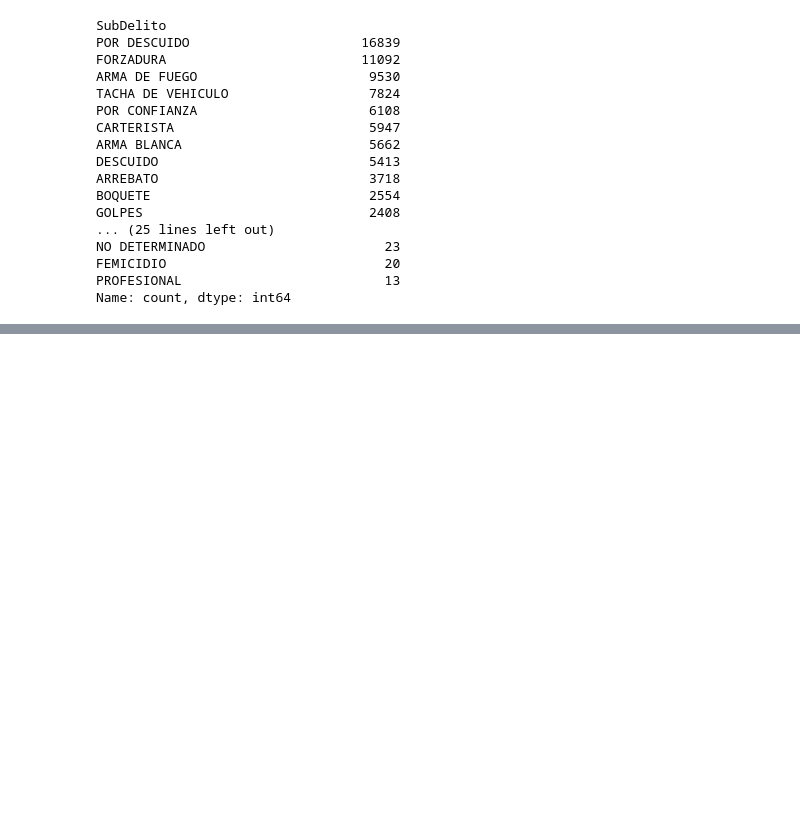
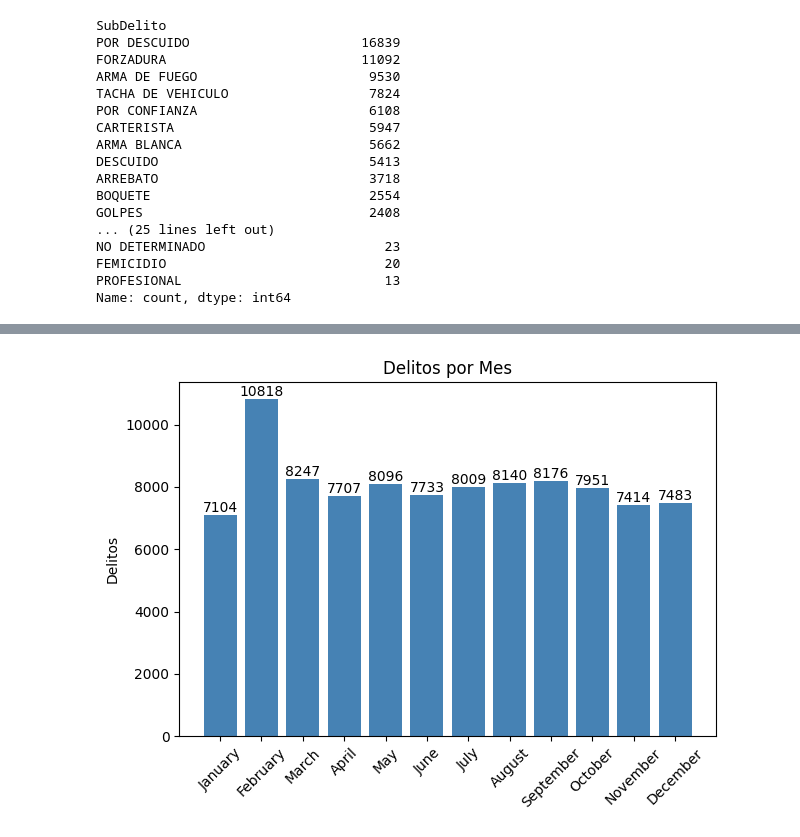
Before and after one commit to gianfranco7/proyecto_pswe19, a Jupyter notebook: EDA.ipynb, the cells around one changed output, grey strips where cells are left out. Saved outputs shown, nothing was run; the diff lists cells and outputs as text; code cells hidden in the pictures; blank space fills up the shorter version.

Commit message:
arregla typo en csv y agrega un poco al EDA

```diff
--- a/EDA.ipynb
+++ b/EDA.ipynb
@@ -62,3 +63,8 @@ memory usage: 8.9+ MB
 # Drop de la columna Distrito ya que no aporta datos
 if 'Distrito' in df.columns:
     df.drop('Distrito', axis=1, inplace=True)
+
+#convertir tipo de datp de la Columnda Fechas de a Datetime
+df['Fecha'] = pd.to_datetime(df['Fecha'])
+
+df.info()
@@ -98,3 +123,11 @@ NO DETERMINADO                       23
 FEMICIDIO                            20
 PROFESIONAL                          13
 Name: count, dtype: int64
+# %%
+# Frecuencua de delitos por mes
+meses = df['Fecha'].dt.month.value_counts().to_frame("Delitos").sort_values(by="Fecha")
+
+months = list(calendar.month_name)[1:]
+meses['Mes'] = months
+meses = meses.reset_index(drop=True)
+meses
@@ -100,0 +148,14 @@ Name: count, dtype: int64
+# %%
+plt.bar(meses['Mes'], meses['Delitos'], color='steelblue')
+plt.title('Delitos por Mes')
+plt.ylabel('Delitos')
+plt.xticks(rotation=45)
+
+# Agregar el total sobre cada barra
+for i, count in enumerate(meses['Delitos']):
+    plt.text(i, count + 0.1, str(count), ha='center', va='bottom', fontsize=10, color='black')
+
+plt.tight_layout()
+plt.show()
+# %% [output]
+[figure, added]
```
Also changed, not shown: parts of 4 cells of this notebook, 1 other file.
